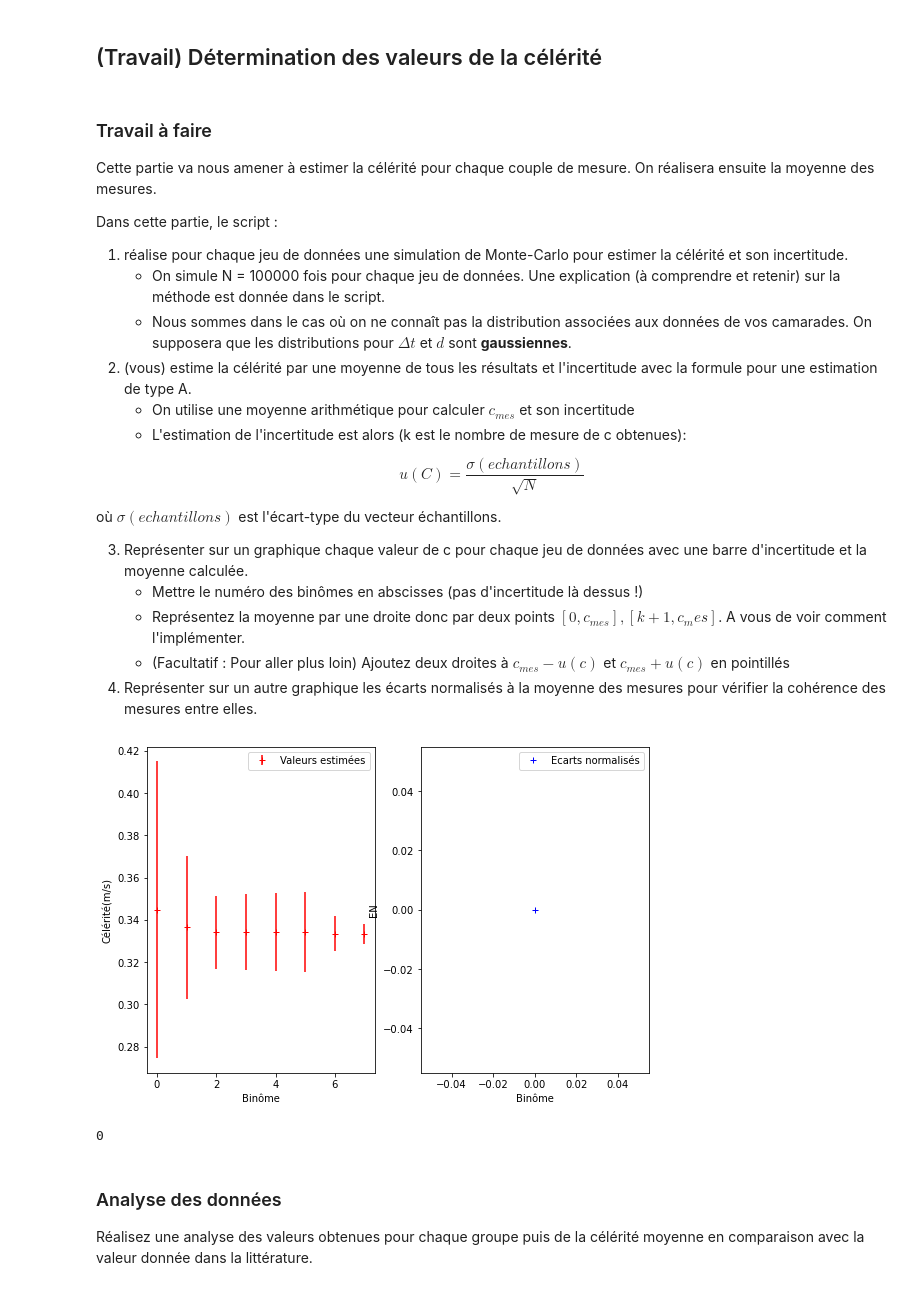
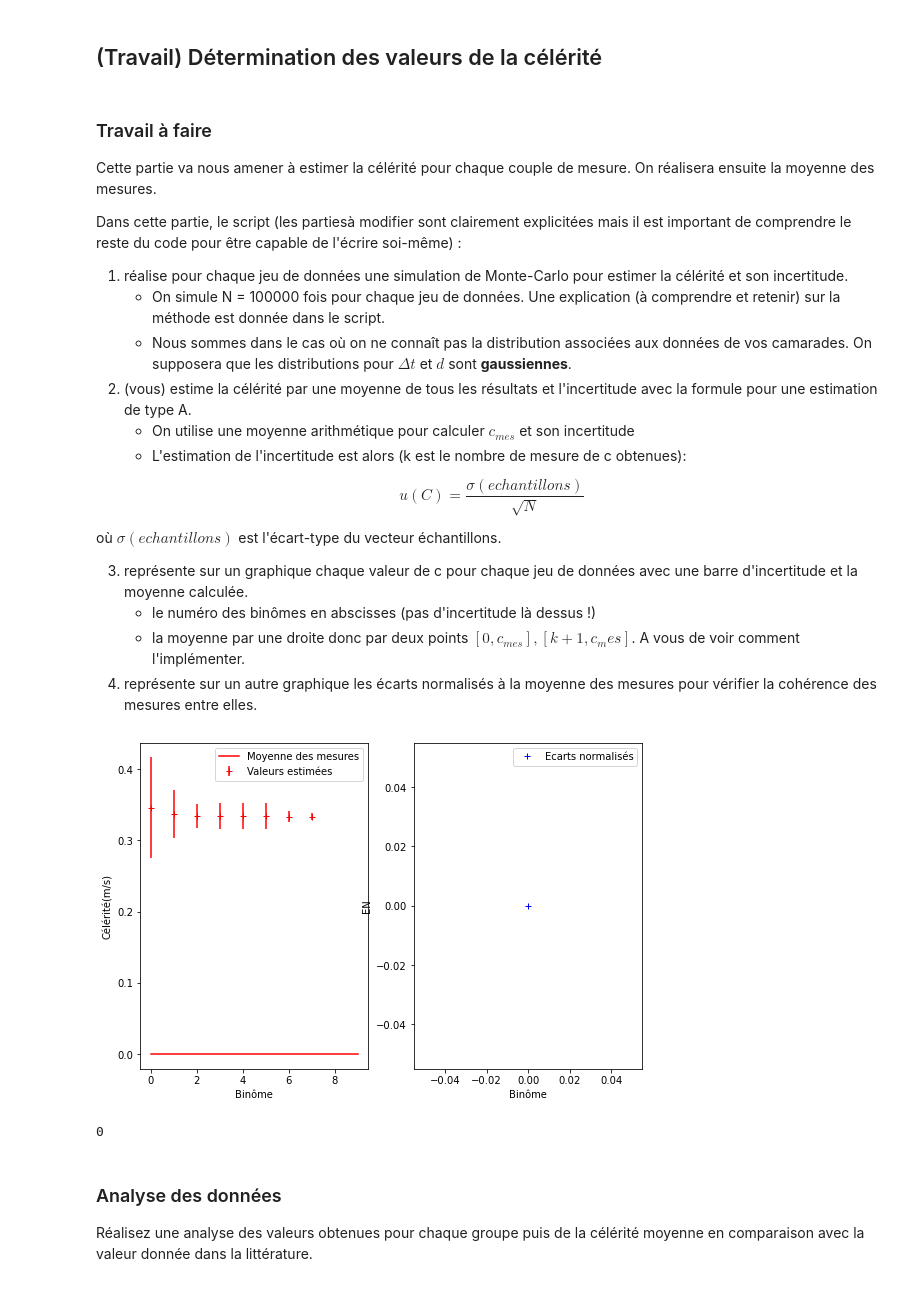
Before and after one commit to pcsi3physiquestan/tp1_methodes, a Jupyter notebook: _sources/notebook/exo_graphique.ipynb, the cells around one changed output. Cells and saved outputs as stored; diff of their text form; code cells hidden in the pictures.

```diff
--- a/_sources/notebook/exo_graphique.ipynb
+++ b/_sources/notebook/exo_graphique.ipynb
@@ -83,7 +83,7 @@ Ecrire alors le compte-rendu de votre analyse.
 ### Travail à faire
 Cette partie va nous amener à estimer la célérité pour chaque couple de mesure. On réalisera ensuite la moyenne des mesures.
 
-Dans cette partie, le script :
+Dans cette partie, le script (les partiesà modifier sont clairement explicitées mais il est important de comprendre le reste du code pour être capable de l'écrire soi-même) :
 1. réalise pour chaque jeu de données une simulation de Monte-Carlo pour estimer la célérité et son incertitude.
     * On simule N = 100000 fois pour chaque jeu de données. Une explication (à comprendre et retenir) sur la méthode est donnée dans le script.
     * Nous sommes dans le cas où on ne connaît pas la distribution associées aux données de vos camarades. On supposera que les distributions pour $\Delta t$ et $d$ sont __gaussiennes__.
@@ -95,13 +95,13 @@ $$ u(C) = \frac{\sigma(echantillons)}{\sqrt{N}}$$
 
 où $\sigma(echantillons)$ est l'écart-type du vecteur échantillons.
 
-3. Représenter sur un graphique chaque valeur de c pour chaque jeu de données avec une barre d'incertitude et la moyenne calculée.
-	  * Mettre le numéro des binômes en abscisses (pas d'incertitude là dessus !)
-    * Représentez la moyenne par une droite donc par deux points $[0, c_{mes}], [k+1, {c_mes}]$. A vous de voir comment l'implémenter.
-    * (Facultatif : Pour aller plus loin) Ajoutez deux droites à $c_{mes} - u(c)$ et $c_{mes} + u(c)$ en pointillés
-4. Représenter sur un autre graphique les écarts normalisés à la moyenne des mesures pour vérifier la cohérence des mesures entre elles.
+3. représente sur un graphique chaque valeur de c pour chaque jeu de données avec une barre d'incertitude et la moyenne calculée.
+	  * le numéro des binômes en abscisses (pas d'incertitude là dessus !)
+    * la moyenne par une droite donc par deux points $[0, c_{mes}], [k+1, {c_mes}]$. A vous de voir comment l'implémenter.
+4. représente sur un autre graphique les écarts normalisés à la moyenne des mesures pour vérifier la cohérence des mesures entre elles.
 # %%
-"""A vous de coder. On importe pour vous la bibliothèque random
+""" PARTIE DEJA ECRITE"""
+"""On importe pour vous la bibliothèque random
 et la bibliothèque matplotlib.pyplot
 """
 import numpy.random as rd
@@ -121,15 +121,20 @@ dt_sim = rd.normal(dt, udt, (N, k))
 """
 Calcul des c et de pour chaque binomes : moyenne de chaque colonne.
 La fonction np.mean possède une option np.mean(..., axis=0) qui permet justement de faire des moyennes que par colonnes.
-Note : np.mean(..., axis=1) fait des moyennes par lignes.
 
 Même principe pour l'écart-type avec l'utilisation de l'option axis=0
 """
 c_binomes = d_sim / dt_sim  # Calcul de c pour chaque échantillons et chaque binomes de TP.
 c_sim = np.mean(c_binomes, axis = 0)  # Moyenne par colonne : on a la célérité de chaque binôme.
 uc_sim = np.std(c_binomes, ddof=1, axis=0)  # Ecart-type par colonne :on a l'incertitude de chaque binôme.
+""" FIN DE LA PARTIE ECRITE
+---------------------------------------------------------------------------------------
+"""
+
 
 """
+---------------------------------------------------------------------------------------
+A VOUS DE CODER
 C'est à vous maintenant de :
 - calculer la moyenne des célérités de chaque binomes
 - calculer l'incertitude-type sur la célérité au moyen de la formule donnée dans l'énoncé.
@@ -141,43 +146,57 @@ uc0 = 0  # A modifier
 "Calcul des écarts normalisés à la moyenne pour chaque binomes"
 en_binomes = 0  # A modifier
 
+"""
+FIN DE LA PARTIE A MODIFIER
+---------------------------------------------------------------------------------------
+"""
 
-
-"""Tracé graphique
+"""
+---------------------------------------------------------------------------------------
+Tracé graphique
 On montre comment tracer les valeurs de célérité avec leurs incertitude et les écarts normalisés dans la même fenêtre.
 
-Seule nouveauté, le tracé de la valeur moyenne. Voici l'instruction à placer (ax représente les axes):
-ax.plot([0, k+1], [c_mes, c_mes], color='red', label="Moyenne des mesures")
-où c_mes est la variable contenant la valeur de la célérité estimée par moyenne.
-
-Modifier les lignes quand c'est nécessaire.
+Seule nouveauté, le tracé de la valeur moyenne. Voici l'instruction (ax représente les axes):
+ax.plot([0, k+1], [c0, c0], color='red', label="Moyenne des mesures")
+où c0 est la variable contenant la valeur de la célérité estimée par moyenne.
 """
 f, ax = plt.subplots(1, 2, figsize=(9, 6))  # Fenêtre graphique avec deux zones de tracé.
 f.suptitle('')  # Donner un titre au graphique
 
 """Tracé des valeurs de célérité avec incertitude pour chaque groupe"""
 ax[0].set_xlabel('Binôme')
 ax[0].set_ylabel('Célérité(m/s)')
 
 ax[0].errorbar(np.arange(k), c_sim, yerr=uc_sim, label="Valeurs estimées", marker='+', linestyle='', color='red')
+ax[0].plot([0, k+1], [c0, c0], color='red', label="Moyenne des mesures")
 ax[0].legend()
 
 """Tracé des écarts normalisés"""
 
-"""Pensez à afficher la légende"""
+
 ax[1].set_xlabel('Binôme')
 ax[1].set_ylabel('EN')
 
 ax[1].plot(en_binomes, label="Ecarts normalisés", marker='+', linestyle='', color='blue')
 ax[1].legend()
 
 plt.show()
+"""
+FIN DU TRACE GRAPHIQUE
+---------------------------------------------------------------------------------------
+"""
 
-"""Calcul de l'écart normalisé entre c0 et la valeur données dans la littérature"""
+
+
+"""
+---------------------------------------------------------------------------------------
+A VOUS DE CODER
+Calcul de l'écart normalisé entre c0 et la valeur données dans la littérature
+"""
 en_c = 0 # A modifier
 print(en_c)
 # %% [output]
-[figure, old version]
+[figure, new version]
 0
 # %% [markdown]
 ### Analyse des données
```
Also changed, not shown: parts of 1 cell of this notebook, 36 other files.
